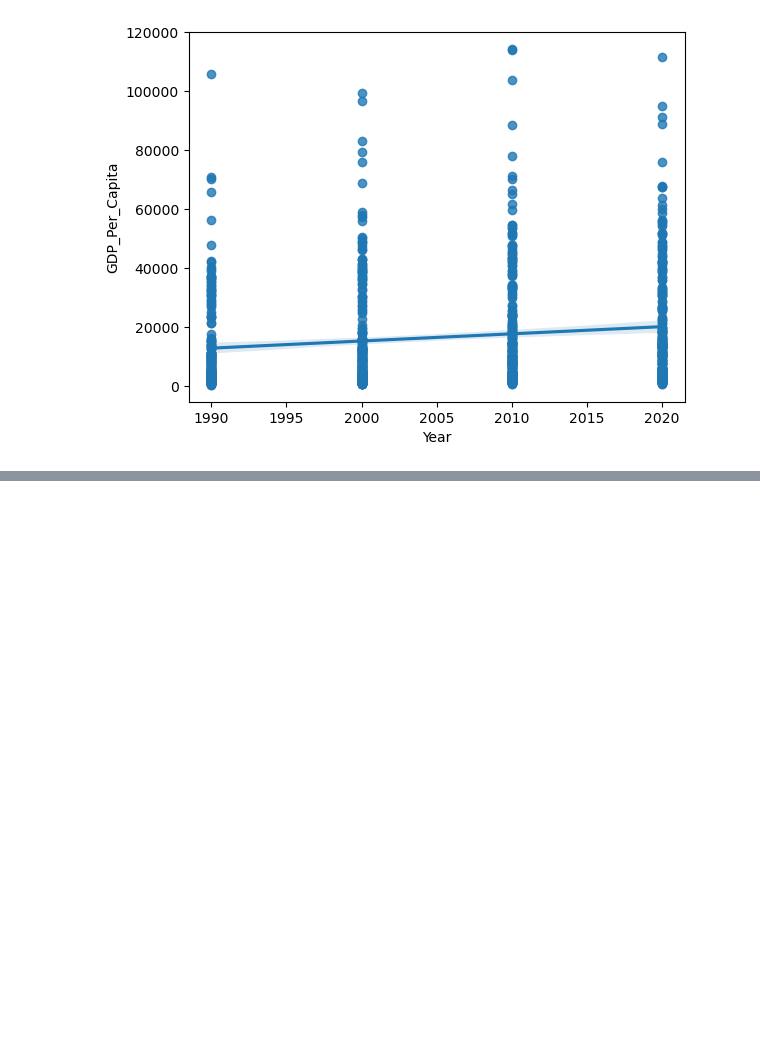
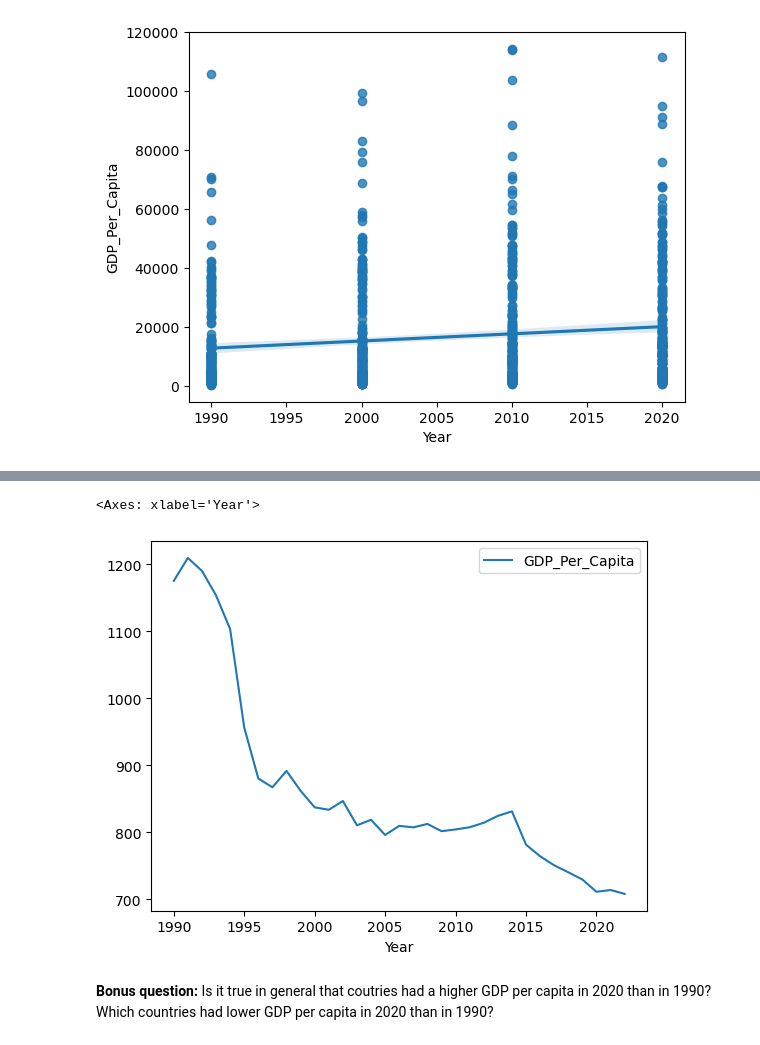
Before and after one commit to NSS-Data-Analytics-Cohort-12/un-python-Zavello, a Jupyter notebook: notebook_UN_Project.ipynb, the cells around one changed output, grey strips where cells are left out. Saved outputs shown, nothing was run; the diff lists cells and outputs as text; code cells hidden in the pictures; blank space fills up the shorter version.

```diff
--- a/notebook_UN_Project.ipynb
+++ b/notebook_UN_Project.ipynb
@@ -159,0 +295,3 @@ sns.regplot(x=gdp_decades['Year'], y=gdp_decades['GDP_Per_Capita'])
+# %%
+bur_gdp = gdp[gdp.Country == 'Burundi']
+print(bur_gdp)
@@ -159,0 +316,7 @@ sns.regplot(x=gdp_decades['Year'], y=gdp_decades['GDP_Per_Capita'])
+# %%
+bur_gdp.plot.line(x='Year', y='GDP_Per_Capita')
+# %% [output]
+<Axes: xlabel='Year'>
+[figure, added]
+# %% [markdown]
+**Bonus question:** Is it true in general that coutries had a higher GDP per capita in 2020 than in 1990? Which countries had lower GDP per capita in 2020 than in 1990?
```
Also changed, not shown: parts of 36 cells of this notebook.
